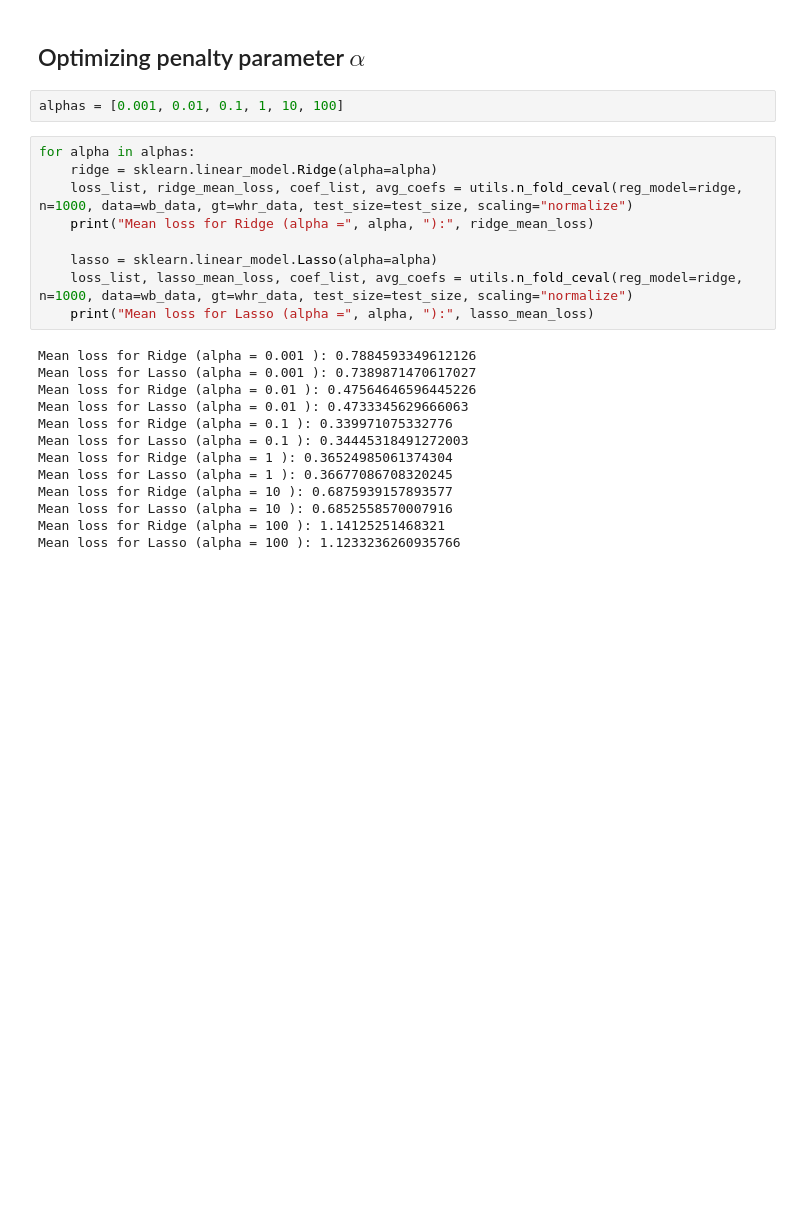
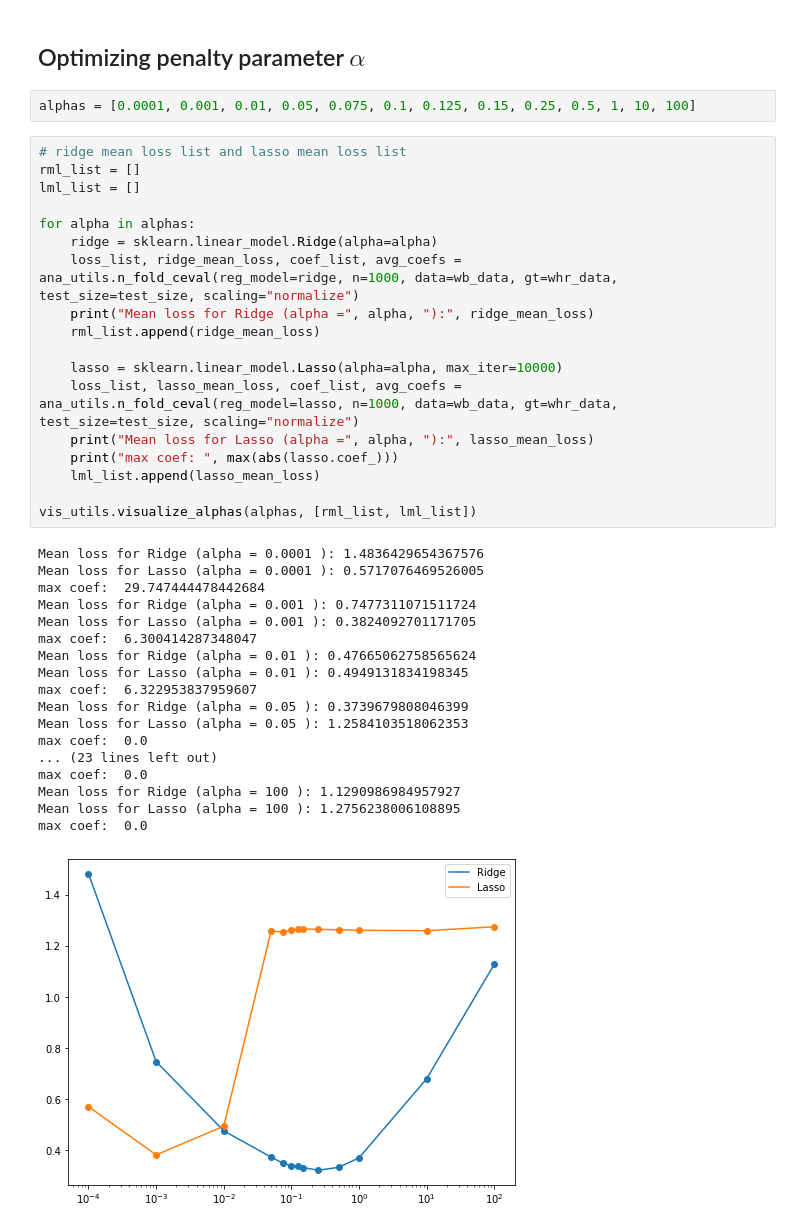
Before and after one commit to c-eberle/Data-Literacy-project, a Jupyter notebook: 04_regression_analysis_part3.ipynb, the cells around one changed output. Saved outputs shown, nothing was run; the diff lists cells and outputs as text; blank space fills up the shorter version.

```diff
--- a/04_regression_analysis_part3.ipynb
+++ b/04_regression_analysis_part3.ipynb
@@ -91,26 +86,41 @@ The average size of the first ten coefficients (reduced set of indicators): 0.67
 # %% [markdown]
 ## Optimizing penalty parameter $\alpha$
 # %%
-alphas = [0.001, 0.01, 0.1, 1, 10, 100]
+alphas = [0.0001, 0.001, 0.01, 0.05, 0.075, 0.1, 0.125, 0.15, 0.25, 0.5, 1, 10, 100]
 # %%
+# ridge mean loss list and lasso mean loss list
+rml_list = []
+lml_list = []
+
 for alpha in alphas:
     ridge = sklearn.linear_model.Ridge(alpha=alpha)
-    loss_list, ridge_mean_loss, coef_list, avg_coefs = utils.n_fold_ceval(reg_model=ridge, n=1000, data=wb_data, gt=whr_data, test_size=test_size, scaling="normalize")
+    loss_list, ridge_mean_loss, coef_list, avg_coefs = ana_utils.n_fold_ceval(reg_model=ridge, n=1000, data=wb_data, gt=whr_data, test_size=test_size, scaling="normalize")
     print("Mean loss for Ridge (alpha =", alpha, "):", ridge_mean_loss)
+    rml_list.append(ridge_mean_loss)
 
-    lasso = sklearn.linear_model.Lasso(alpha=alpha)
-    loss_list, lasso_mean_loss, coef_list, avg_coefs = utils.n_fold_ceval(reg_model=ridge, n=1000, data=wb_data, gt=whr_data, test_size=test_size, scaling="normalize")
+    lasso = sklearn.linear_model.Lasso(alpha=alpha, max_iter=10000)
+    loss_list, lasso_mean_loss, coef_list, avg_coefs = ana_utils.n_fold_ceval(reg_model=lasso, n=1000, data=wb_data, gt=whr_data, test_size=test_size, scaling="normalize")
     print("Mean loss for Lasso (alpha =", alpha, "):", lasso_mean_loss)
+    print("max coef: ", max(abs(lasso.coef_)))
+    lml_list.append(lasso_mean_loss)
+
+vis_utils.visualize_alphas(alphas, [rml_list, lml_list])
 # %% [output]
-Mean loss for Ridge (alpha = 0.001 ): 0.7884593349612126
-Mean loss for Lasso (alpha = 0.001 ): 0.7389871470617027
-Mean loss for Ridge (alpha = 0.01 ): 0.47564646596445226
-Mean loss for Lasso (alpha = 0.01 ): 0.4733345629666063
-Mean loss for Ridge (alpha = 0.1 ): 0.339971075332776
-Mean loss for Lasso (alpha = 0.1 ): 0.34445318491272003
-Mean loss for Ridge (alpha = 1 ): 0.36524985061374304
-Mean loss for Lasso (alpha = 1 ): 0.36677086708320245
-Mean loss for Ridge (alpha = 10 ): 0.6875939157893577
-Mean loss for Lasso (alpha = 10 ): 0.6852558570007916
-Mean loss for Ridge (alpha = 100 ): 1.14125251468321
-Mean loss for Lasso (alpha = 100 ): 1.1233236260935766
+Mean loss for Ridge (alpha = 0.0001 ): 1.4836429654367576
+Mean loss for Lasso (alpha = 0.0001 ): 0.5717076469526005
+max coef:  29.747444478442684
+Mean loss for Ridge (alpha = 0.001 ): 0.7477311071511724
+Mean loss for Lasso (alpha = 0.001 ): 0.3824092701171705
+max coef:  6.300414287348047
+Mean loss for Ridge (alpha = 0.01 ): 0.47665062758565624
+Mean loss for Lasso (alpha = 0.01 ): 0.4949131834198345
+max coef:  6.322953837959607
+Mean loss for Ridge (alpha = 0.05 ): 0.3739679808046399
+Mean loss for Lasso (alpha = 0.05 ): 1.2584103518062353
+max coef:  0.0
+... (23 lines left out)
+max coef:  0.0
+Mean loss for Ridge (alpha = 100 ): 1.1290986984957927
+Mean loss for Lasso (alpha = 100 ): 1.2756238006108895
+max coef:  0.0
+[figure, added]
```
Also changed, not shown: parts of 8 cells of this notebook.
